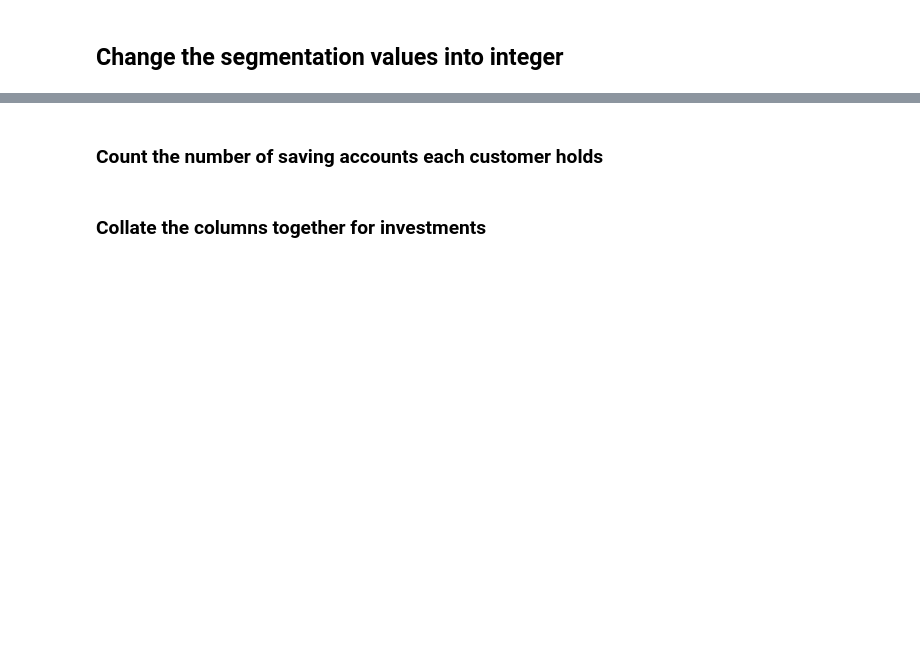
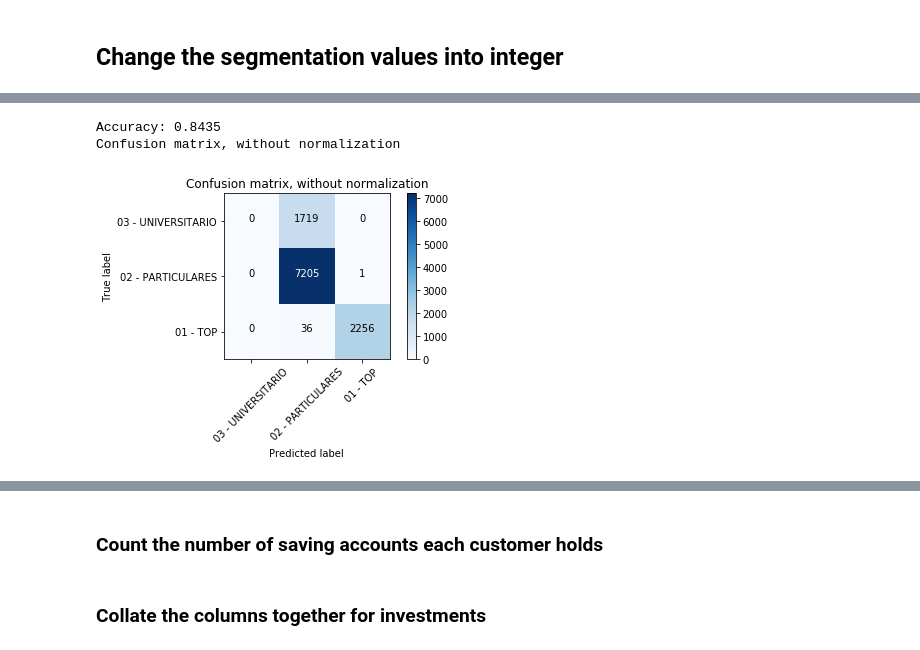
Before and after one commit to yilingzeroone/KE5206CI_CA1SVM, a Jupyter notebook: CA2.ipynb, the cells around one changed output, grey strips where cells are left out. Saved outputs shown, nothing was run; the diff lists cells and outputs as text; code cells hidden in the pictures; blank space fills up the shorter version.

```diff
--- a/CA2.ipynb
+++ b/CA2.ipynb
@@ -211,0 +283,8 @@ dAnalysisOH = dAnalysisOH.drop('segmentation', axis=1)
+# %%
+from sklearn.multiclass import OneVsRestClassifier
+from sklearn.svm import LinearSVC, SVC
+from sklearn import preprocessing
+testSize = 0.3
+dAnalysisOH_scaled = dAnalysisOH
+dAnalysisOH_scaled['gross_income'] = preprocessing.scale(dAnalysisOH_scaled['gross_income'])
+dAnalysisOH_scaled.drop('gross_income', axis=1)
@@ -211,0 +294,12 @@ dAnalysisOH = dAnalysisOH.drop('segmentation', axis=1)
+# %%
+from sklearn.model_selection import train_test_split
+X_train, X_test, y_train, y_test = train_test_split(dAnalysisOH_scaled, dAnalysisOH_scaled.segmentation_label, test_size= testSize)
+print (X_train.shape, y_train.shape)
+print (X_test.shape, y_test.shape)
+
+segmentationClasses = ['03 - UNIVERSITARIO', '02 - PARTICULARES', '01 - TOP']
+
+data = {'train': {'X': X_train,
+                          'y': y_train},
+                'test': {'X': X_test,
+                         'y': y_test}}
@@ -211,0 +311,17 @@ dAnalysisOH = dAnalysisOH.drop('segmentation', axis=1)
+# %%
+# One vs All
+ovrLin = LinearSVC(C=100,multi_class='ovr', penalty='l2',class_weight=None, random_state=8)
+
+# One vs One - RBF kernel
+ovoRBF = OneVsRestClassifier( SVC(C=1.0, cache_size=200, class_weight=None, coef0=0.0,
+    decision_function_shape='ovr', degree=3, gamma=0.1, kernel='rbf',
+    max_iter=100, probability=False, random_state=None, shrinking=True,
+    tol=0.001, verbose=False))
+
+# One vs One - Polynomial kernel
+ovoPoly = SVC(C=1.0, cache_size=200, class_weight=None, coef0=0.0,
+    decision_function_shape='ovr', degree=5, gamma='auto', kernel='poly',
+    max_iter=100, probability=False, random_state=None, shrinking=True,
+    tol=0.001, verbose=False)
+# %%
+ovrLin.fit(X_train,y_train)
@@ -211,0 +358,6 @@ dAnalysisOH = dAnalysisOH.drop('segmentation', axis=1)
+# %%
+analyze(ovrLin,data, segmentationClasses)
+# %% [output]
+Accuracy: 0.8435
+Confusion matrix, without normalization
+[figure, added]
```
Also changed, not shown: parts of 63 cells of this notebook.
